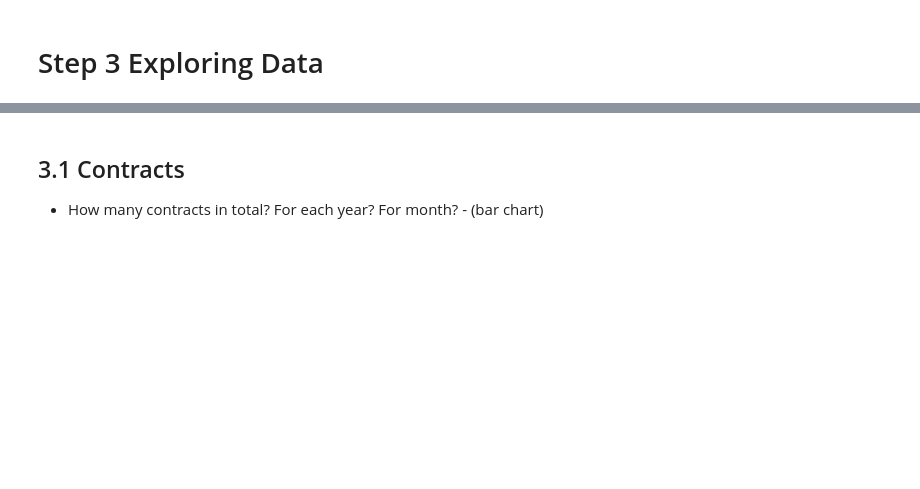
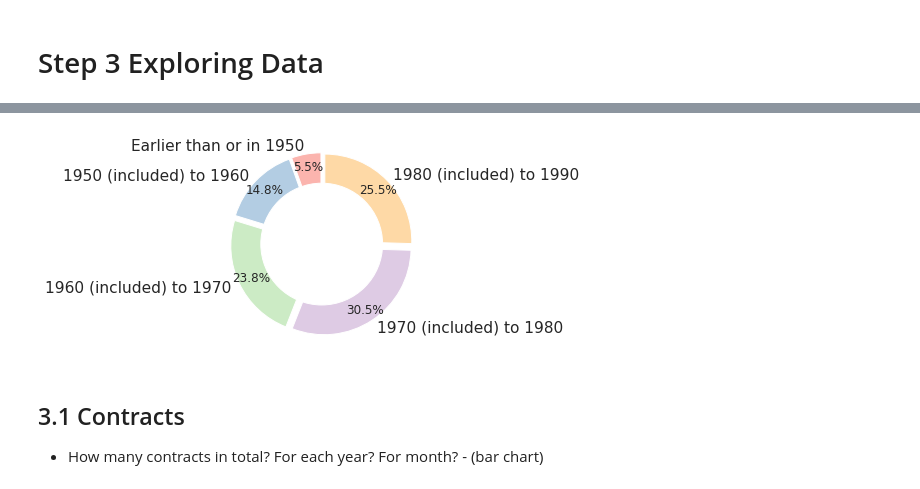
Before and after one commit to yanglinjing/vmor, a Jupyter notebook: Copy_of_Copy_of_Bank_customer_30.ipynb, the cells around one changed output, grey strips where cells are left out. Cells and saved outputs as stored; diff of their text form; code cells hidden in the pictures; blank space fills up the shorter version.

```diff
--- a/Copy_of_Copy_of_Bank_customer_30.ipynb
+++ b/Copy_of_Copy_of_Bank_customer_30.ipynb
@@ -620,3 +640,6 @@ df
+# %%
+# put Year into new columns
+df['birth_y'] = df['Consumer Year of Birth'].dt.year
 # %%
 df_0 = df[df['has_arrears']==0]
 df_1 = df[df['has_arrears']==1]
@@ -622,0 +655,3 @@ df_1 = df[df['has_arrears']==1]
+# %%
+birth_df = get_segments_df_not_from_0(df, 'birth_y', 1940, 1990, 10)
+birth_df
@@ -623,3 +666,11 @@ df_1 = df[df['has_arrears']==1]
+# %%
+birth_df.drop('Equals to or more than 1990', axis=0, inplace=True)
+# %%
+birth_df.rename(index = {'Less than or equals to 1950': 'Earlier than or in 1950'}, inplace = True)
+# %%
+plot_donut(birth_df)
+# %% [output]
+[figure, added]
 # %% [markdown]
 ## 3.1 Contracts
 
```
Also changed, not shown: parts of 62 cells of this notebook.
